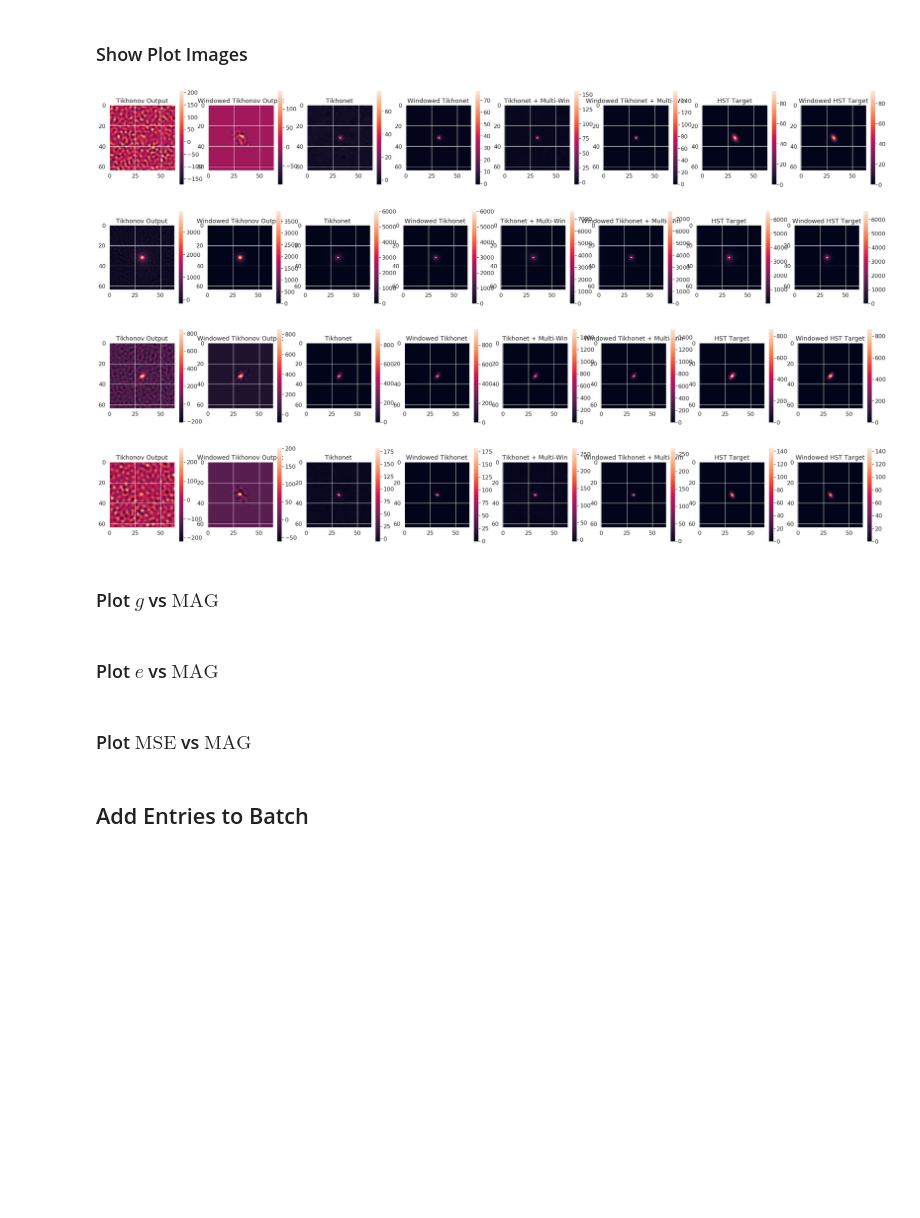
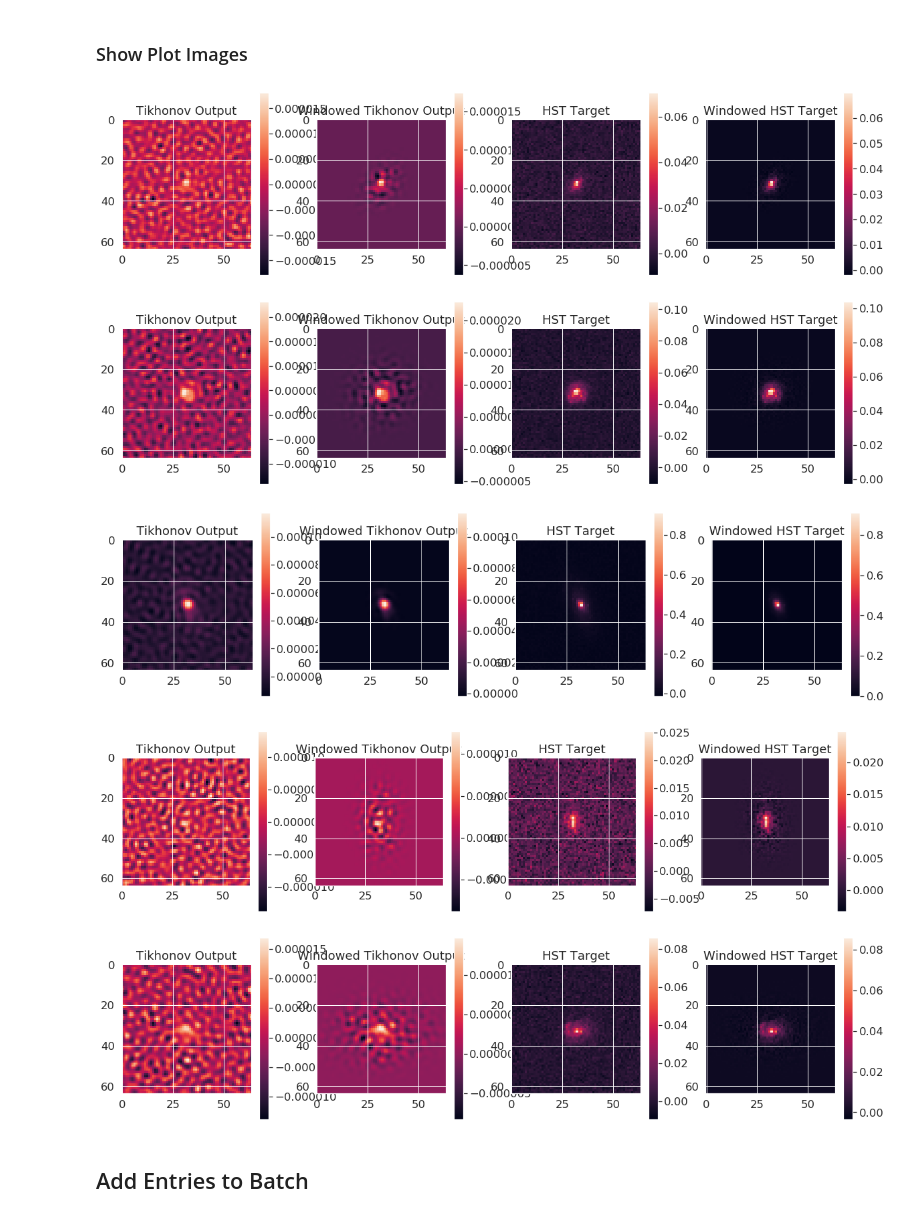
Before and after one commit to CosmoStat/ShapeDeconv, a Jupyter notebook: notebooks/UNET_Evaluation/extract_cfht_data.ipynb, the cells around one changed output. Drawn from its saved outputs; the diff is of its cells as text; code cells hidden in the pictures; blank space fills up the shorter version.

```diff
--- a/notebooks/UNET_Evaluation/extract_cfht_data.ipynb
+++ b/notebooks/UNET_Evaluation/extract_cfht_data.ipynb
@@ -185,8 +188,8 @@ def pre_proc_unet(dico):
 # %%
 # Let's create an instance of the hsc_problem
 Modes = tf.estimator.ModeKeys
-problem128 = problems.problem('attrs2img_cosmos_parametric_cfht2hst')
-dset = problem128.dataset(Modes.EVAL, data_dir=data_path+'attrs2img_cosmos_parametric_cfht2hst/')
+problem128 = problems.problem('attrs2img_cosmos_cfht2hst')
+dset = problem128.dataset(Modes.EVAL, data_dir=data_path+'attrs2img_cosmos_cfht2hst/')
 dset = dset.repeat()
 dset = dset.map(pre_proc_unet)
 
@@ -277,24 +255,16 @@ sns.set_theme()
 sns.set_context("notebook", font_scale=1.5, rc={"lines.linewidth": 2.5})
 
 for i in range(5):#n_batch):
-    plt.figure(33,figsize=(25,5))
-    plt.subplot(151)
+    plt.figure(33,figsize=(15,5))
+    plt.subplot(131)
     plt.imshow(batch['inputs'][i])
     plt.title('CFHT Observation')
     plt.colorbar()
-    plt.subplot(152)
+    plt.subplot(132)
     plt.imshow(batch['inputs_tikho'][i])
     plt.title('Tikhonov Output')
     plt.colorbar()
-    plt.subplot(153)
-    plt.imshow(res_np[i])
-    plt.title('Tikhonet')
-    plt.colorbar()
-    plt.subplot(154)
-    plt.imshow(res_mw_np[i])
-    plt.title('Tikhonet + MW')
-    plt.colorbar()
-    plt.subplot(155)
+    plt.subplot(133)
     plt.imshow(batch['targets'][i])
     plt.title('Gaussian HST Target')
     plt.colorbar()
@@ -728,44 +413,27 @@ for i in range(n_bins):
 ### Show Plot Images
 # %%
 for i in range(5):#n_batch):
-    plt.figure(33,figsize=(40,5))
-    plt.subplot(181)
+    plt.figure(33,figsize=(20,5))
+    plt.subplot(141)
     plt.imshow(batch['inputs_tikho'][window_flags][i])
     plt.title('Tikhonov Output')
     plt.colorbar()
-    plt.subplot(182)
+    plt.subplot(142)
     plt.imshow(batch['inputs_tikho'][window_flags][i]*windows[window_flags][i])
     plt.title('Windowed Tikhonov Output')
     plt.colorbar()
-    plt.subplot(183)
-    plt.imshow(res_np[window_flags][i])
-    plt.title('Tikhonet')
-    plt.colorbar()
-    plt.subplot(184)
-    plt.imshow(res_np[window_flags][i]*windows[window_flags][i])
-    plt.title('Windowed Tikhonet')
-    plt.colorbar()
-    plt.subplot(185)
-    plt.imshow(res_mw_np[window_flags][i])
-    plt.title('Tikhonet + Multi-Win')
-    plt.colorbar()
-    plt.subplot(186)
-    plt.imshow(res_mw_np[window_flags][i]*windows[window_flags][i])
-    plt.title('Windowed Tikhonet + Multi-Win')
-    plt.colorbar()
-    plt.subplot(187)
+    plt.subplot(143)
     plt.imshow(batch['targets'][window_flags][i])
     plt.title('HST Target')
     plt.colorbar()
-    plt.subplot(188)
+    plt.subplot(144)
     plt.imshow(batch['targets'][window_flags][i]*windows[window_flags][i])
     plt.title('Windowed HST Target')
     plt.colorbar()
     plt.show()
 # %% [output]
-[figure, old version]
+[figure, new version]
-[figure, old version]
+[figure, new version]
-[figure, old version]
+[figure, new version]
-[figure, old version]
+[figure, new version]
+[figure, added]
-# %% [markdown]
-### Plot $g$ vs $\text{MAG}$
@@ -802,2 +439,0 @@ plt.show()
-# %% [markdown]
-### Plot $e$ vs $\text{MAG}$
@@ -833,2 +439,0 @@ plt.show()
-# %% [markdown]
-### Plot $\text{MSE}$ vs $\text{MAG}$
```
Also changed, not shown: parts of 20 cells of this notebook, 7 other files.
